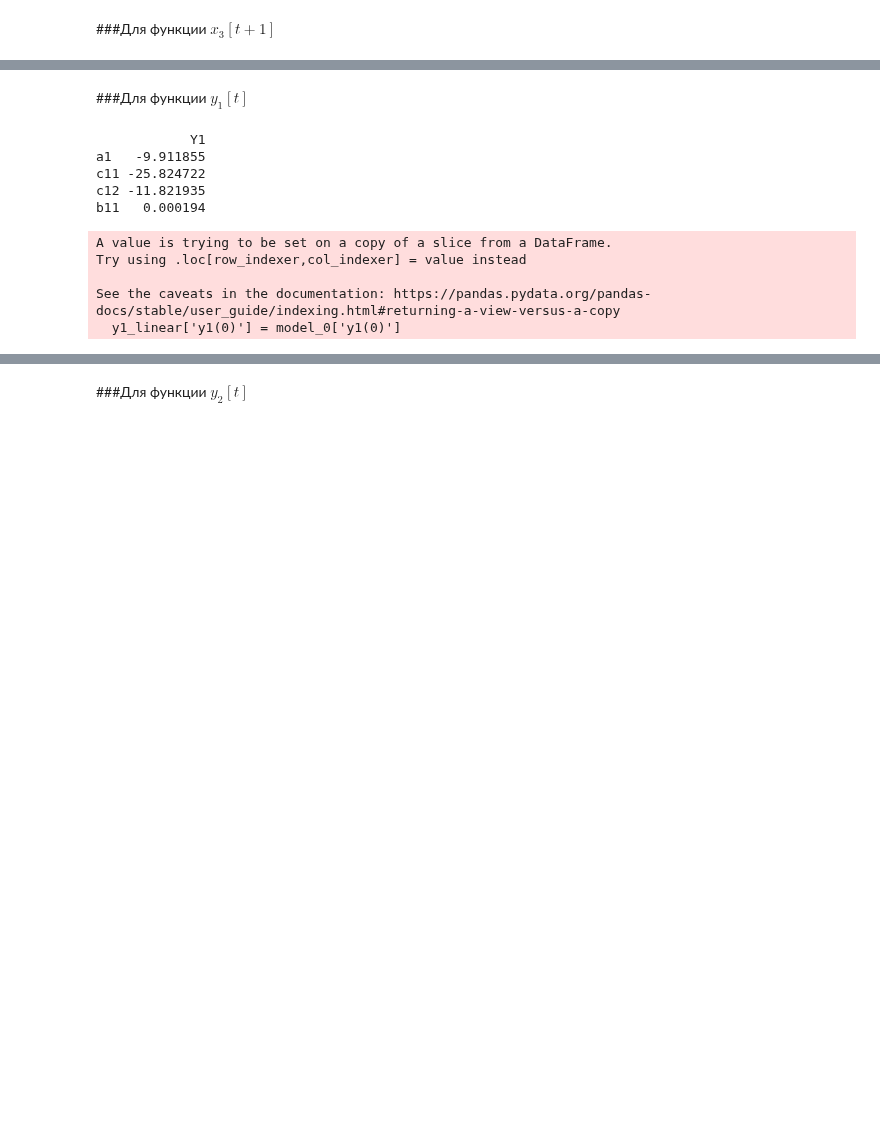
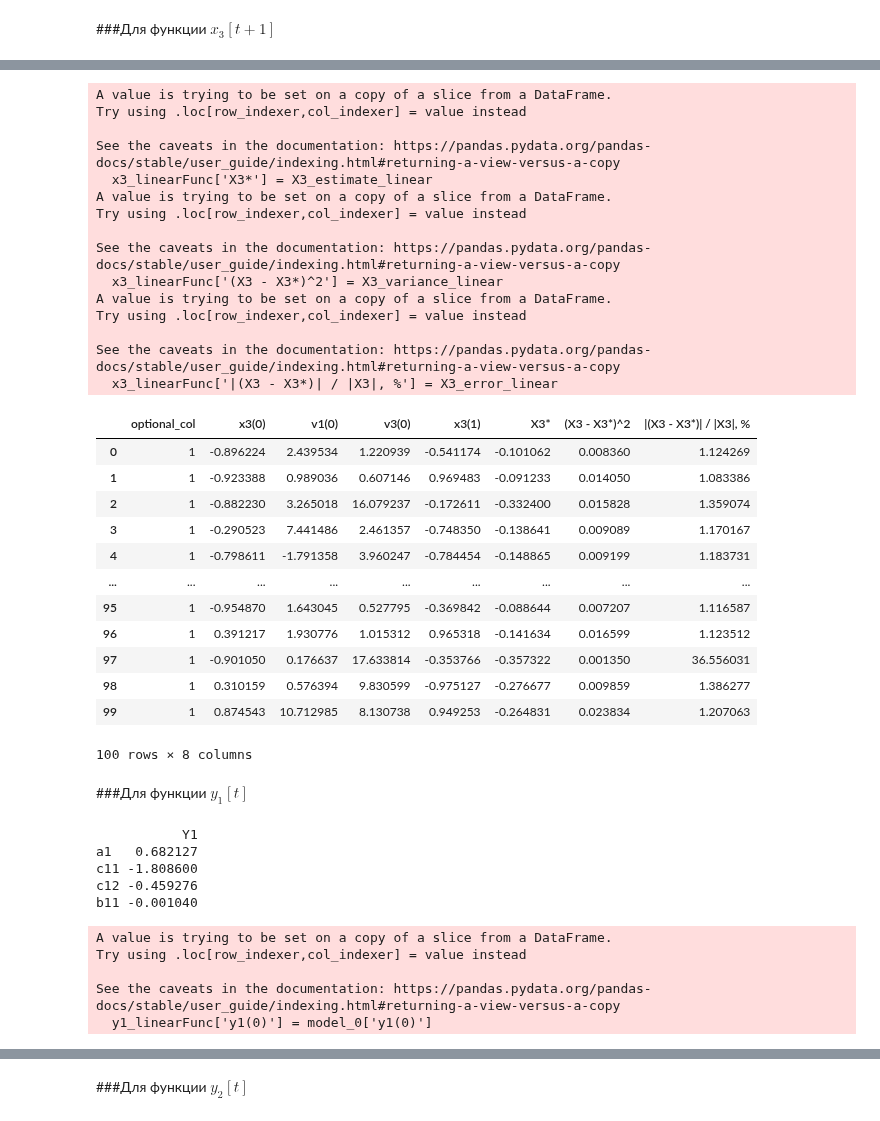
Before and after one commit to Viktory4121/MORD, a Jupyter notebook: ДОМ.ipynb, the cells around one changed output, grey strips where cells are left out. Drawn from its saved outputs; the diff is of its cells as text; code cells hidden in the pictures; blank space fills up the shorter version.

```diff
--- a/ДОМ.ipynb
+++ b/ДОМ.ipynb
@@ -344,23 +368,69 @@ See the caveats in the documentation: https://pandas.pydata.org/pandas-docs/stab
+# %%
+X3_estimate_linear = []
+X3_variance_linear = []
+X3_error_linear = []
+for i in range(len(x3_linearFunc)):
+  X3_estimate_linear.append(X3_linear[0,0] + X3_linear[1,0] * np.array(x3_linearFunc)[i,1]
+                            + X3_linear[2,0] * np.array(x3_linearFunc)[i,2] + X3_linear[3,0] * np.array(x3_linearFunc)[i,3])
+
+  X3_variance_linear.append((1.0 / len(x3_linearFunc)) * (np.array(x3_linearFunc)[i, len(np.array(x3_linearFunc)[0]) - 1] - X3_estimate_linear[i])**2)
+
+  X3_error_linear.append((1.0 / len(x3_linearFunc)) * abs((np.array(x3_linearFunc)[i, len(np.array(x3_linearFunc)[0]) - 1] - X3_estimate_linear[i])
+                            / np.array(x3_linearFunc)[i, len(np.array(x3_linearFunc)[0]) - 1]) * 100)
+
+x3_linearFunc['X3*'] = X3_estimate_linear
+x3_linearFunc['(X3 - X3*)^2'] = X3_variance_linear
+x3_linearFunc['|(X3 - X3*)| / |X3|, %'] = X3_error_linear
+x3_linearFunc
+# %% [output]
+A value is trying to be set on a copy of a slice from a DataFrame.
+Try using .loc[row_indexer,col_indexer] = value instead
+
+See the caveats in the documentation: https://pandas.pydata.org/pandas-docs/stable/user_guide/indexing.html#returning-a-view-versus-a-copy
+  x3_linearFunc['X3*'] = X3_estimate_linear
+A value is trying to be set on a copy of a slice from a DataFrame.
+Try using .loc[row_indexer,col_indexer] = value instead
+
+See the caveats in the documentation: https://pandas.pydata.org/pandas-docs/stable/user_guide/indexing.html#returning-a-view-versus-a-copy
+  x3_linearFunc['(X3 - X3*)^2'] = X3_variance_linear
+A value is trying to be set on a copy of a slice from a DataFrame.
+Try using .loc[row_indexer,col_indexer] = value instead
+
+See the caveats in the documentation: https://pandas.pydata.org/pandas-docs/stable/user_guide/indexing.html#returning-a-view-versus-a-copy
+  x3_linearFunc['|(X3 - X3*)| / |X3|, %'] = X3_error_linear
+|  | optional_col | x3(0) | v1(0) | v3(0) | x3(1) | X3* | (X3 - X3*)^2 | |(X3 - X3*)| / |X3|, % |
+| 0 | 1 | -0.896224 | 2.439534 | 1.220939 | -0.541174 | -0.101062 | 0.008360 | 1.124269 |
+| 1 | 1 | -0.923388 | 0.989036 | 0.607146 | 0.969483 | -0.091233 | 0.014050 | 1.083386 |
+| 2 | 1 | -0.882230 | 3.265018 | 16.079237 | -0.172611 | -0.332400 | 0.015828 | 1.359074 |
+| 3 | 1 | -0.290523 | 7.441486 | 2.461357 | -0.748350 | -0.138641 | 0.009089 | 1.170167 |
+| 4 | 1 | -0.798611 | -1.791358 | 3.960247 | -0.784454 | -0.148865 | 0.009199 | 1.183731 |
+| ... | ... | ... | ... | ... | ... | ... | ... | ... |
+| 95 | 1 | -0.954870 | 1.643045 | 0.527795 | -0.369842 | -0.088644 | 0.007207 | 1.116587 |
+| 96 | 1 | 0.391217 | 1.930776 | 1.015312 | 0.965318 | -0.141634 | 0.016599 | 1.123512 |
+| 97 | 1 | -0.901050 | 0.176637 | 17.633814 | -0.353766 | -0.357322 | 0.001350 | 36.556031 |
+| 98 | 1 | 0.310159 | 0.576394 | 9.830599 | -0.975127 | -0.276677 | 0.009859 | 1.386277 |
+| 99 | 1 | 0.874543 | 10.712985 | 8.130738 | 0.949253 | -0.264831 | 0.023834 | 1.207063 |
+100 rows × 8 columns
 # %% [markdown]
 ###Для функции $y_1[t]$
 # %%
 #x1, x2, v1
-y1_linear = model_0[['x1(0)', 'x2(0)', 'v1(0)']]
-y1_linear['y1(0)'] = model_0['y1(0)']
-y1_linear.insert(0, "optional_col", vector_ones)
+y1_linearFunc = model_0[['x1(0)', 'x2(0)', 'v1(0)']]
+y1_linearFunc['y1(0)'] = model_0['y1(0)']
+y1_linearFunc.insert(0, "optional_col", vector_ones)
 
-A1y_linear = np.array(y1_linear)
+A1y_linear = np.array(y1_linearFunc)
 #A1y_psev = BenIsrael(A1y_linear[:, 0:(len(A1y_linear[0]) - 1)])
-Y1_estim_linear = solvingSLAE(A1y_linear[:, 0:(len(A1y_linear[0]) - 1)], np.matrix(A1y_linear[:, len(A1y_linear[0]) - 1]).T)
-print(pd.DataFrame(Y1_estim_linear, columns=['Y1'], index=['a1', 'c11', 'c12', 'b11']))
+Y1_linear = solvingSLAE(A1y_linear[:, 0:(len(A1y_linear[0]) - 1)], np.matrix(A1y_linear[:, len(A1y_linear[0]) - 1]).T)
+print(pd.DataFrame(Y1_linear, columns=['Y1'], index=['a1', 'c11', 'c12', 'b11']))
 # %% [output]
-            Y1
-a1   -9.911855
-c11 -25.824722
-c12 -11.821935
-b11   0.000194
+           Y1
+a1   0.682127
+c11 -1.808600
+c12 -0.459276
+b11 -0.001040
 A value is trying to be set on a copy of a slice from a DataFrame.
 Try using .loc[row_indexer,col_indexer] = value instead
 
 See the caveats in the documentation: https://pandas.pydata.org/pandas-docs/stable/user_guide/indexing.html#returning-a-view-versus-a-copy
-  y1_linear['y1(0)'] = model_0['y1(0)']
+  y1_linearFunc['y1(0)'] = model_0['y1(0)']
```
Also changed, not shown: parts of 14 cells of this notebook.
